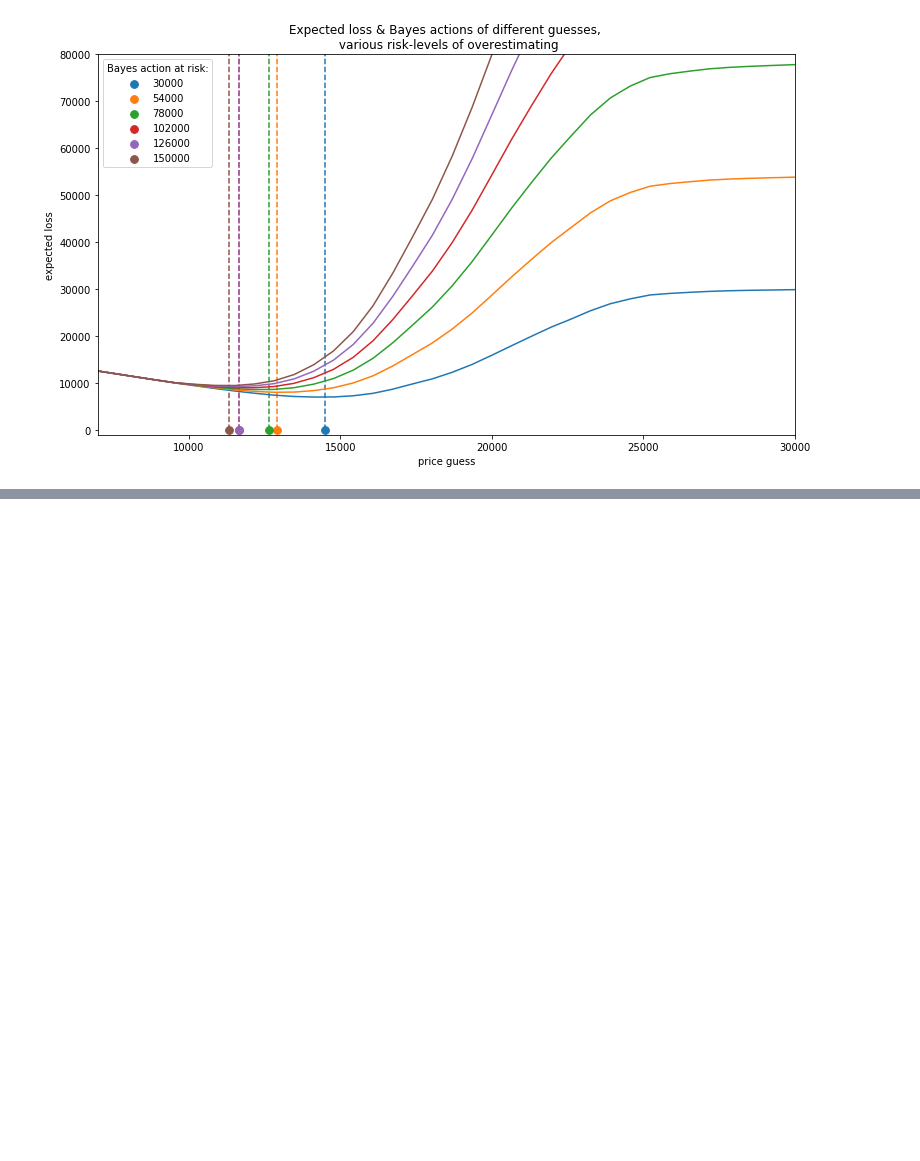
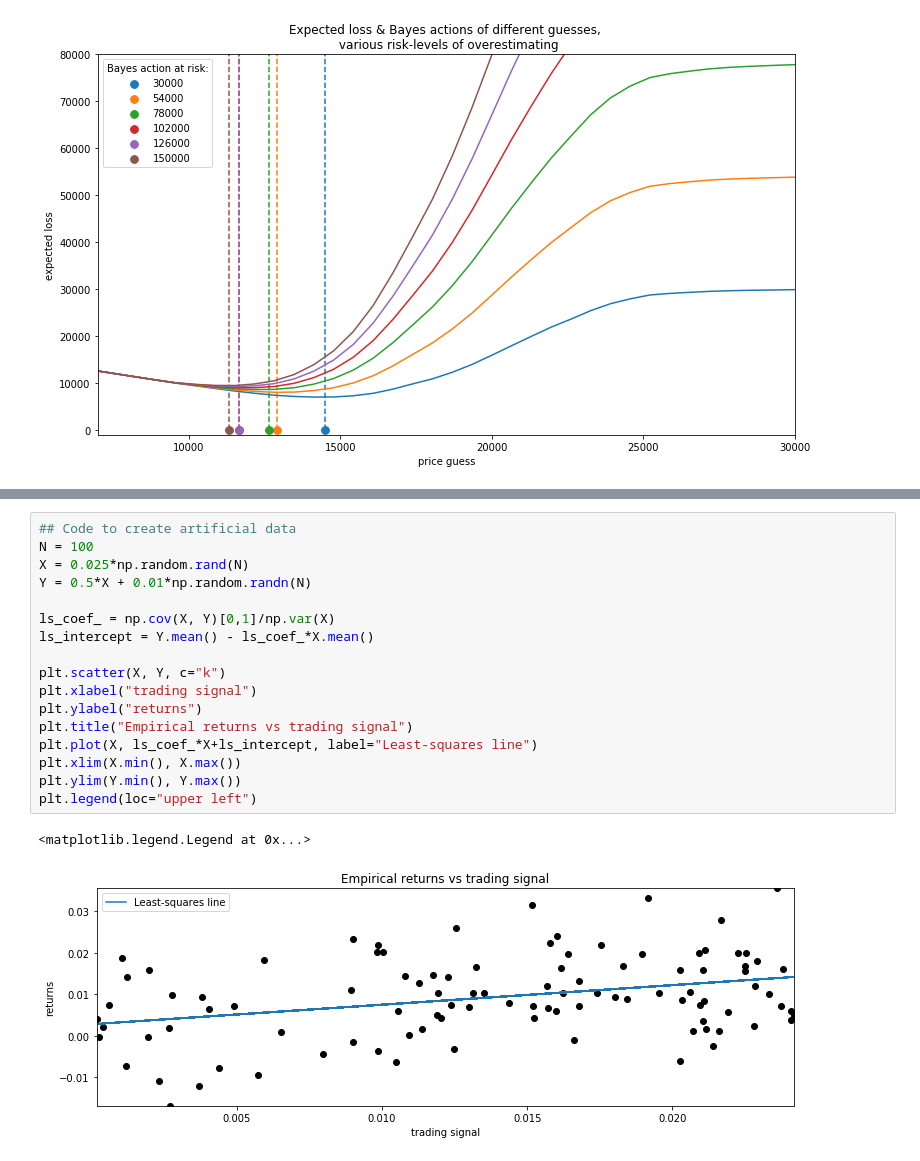
Before and after one commit to TanUkkii007/Probabilistic-Programming-and-Bayesian-Methods-for-Hackers, a Jupyter notebook: ch05/Ch5_LossFunctions_PyMC3.ipynb, the cells around one changed output, grey strips where cells are left out. Cells and saved outputs as stored; diff of their text form; blank space fills up the shorter version.

```diff
--- a/ch05/Ch5_LossFunctions_PyMC3.ipynb
+++ b/ch05/Ch5_LossFunctions_PyMC3.ipynb
@@ -189,0 +217,20 @@ minimum at risk 150000: 11339.96
+# %%
+## Code to create artificial data
+N = 100
+X = 0.025*np.random.rand(N)
+Y = 0.5*X + 0.01*np.random.randn(N)
+
+ls_coef_ = np.cov(X, Y)[0,1]/np.var(X)
+ls_intercept = Y.mean() - ls_coef_*X.mean()
+
+plt.scatter(X, Y, c="k")
+plt.xlabel("trading signal")
+plt.ylabel("returns")
+plt.title("Empirical returns vs trading signal")
+plt.plot(X, ls_coef_*X+ls_intercept, label="Least-squares line")
+plt.xlim(X.min(), X.max())
+plt.ylim(Y.min(), Y.max())
+plt.legend(loc="upper left")
+# %% [output]
+<matplotlib.legend.Legend at 0x...>
+[figure, added]
```
Also changed, not shown: parts of 4 cells of this notebook.
